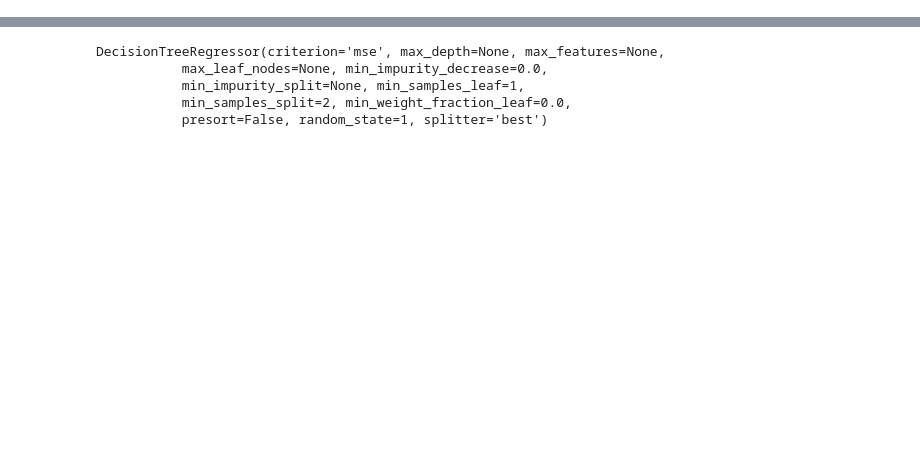
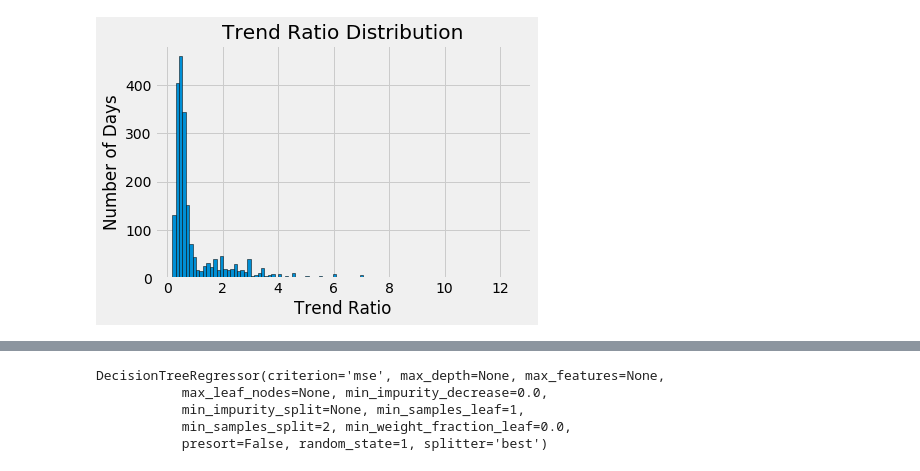
Before and after one commit to lauramayol/crypto_signal, a Jupyter notebook: crypto_signal/ML.ipynb, the cells around one changed output, grey strips where cells are left out. Cells and saved outputs as stored; diff of their text form; code cells hidden in the pictures; blank space fills up the shorter version.

```diff
--- a/crypto_signal/ML.ipynb
+++ b/crypto_signal/ML.ipynb
@@ -39,8 +83,14 @@ df.head()
 # %%
-df_convert = df.replace( '',np.nan, regex=True)
+import numpy as np
+df.replace( '',np.nan, regex=True)
 df['period_close'] = df.period_close.astype(float)
-df = df[(len(df.next_candle_period_close) > 0)]
+df['period_high'] = df.period_high.astype(float)
+df['period_low'] = df.period_low.astype(float)
+df['period_open'] = df.period_open.astype(float)
+df['period_volume'] = df.period_volume.astype(float)
+df['next_candle_period_close'] = df.next_candle_period_close.astype(float)
+df['trend_ratio'] = df.trend_ratio.astype(float)
+# df = df[(len(df.next_candle_period_close) > 0)]
 #df['next_candle_period_close'] = df.next_candle_period_close.astype(float)
-
 df.dtypes
 # %% [output]
@@ -48,3 +112,0 @@ KeyError: True
-# %%
-import numpy as np
-df = df[(df.next_candle_period_close > 0)]
@@ -52,0 +127,9 @@ TypeError: '>' not supported between instances of 'str' and 'int'
+# %%
+import matplotlib.pyplot as plt
+# Histogram of the Energy Star Score
+plt.style.use('fivethirtyeight')
+plt.hist(df['trend_ratio'].dropna(), bins = 100, edgecolor = 'k');
+plt.xlabel('Trend Ratio'); plt.ylabel('Number of Days');
+plt.title('Trend Ratio Distribution');
+# %% [output]
+[figure, added]
```
Also changed, not shown: parts of 18 cells of this notebook, 1 other file.
